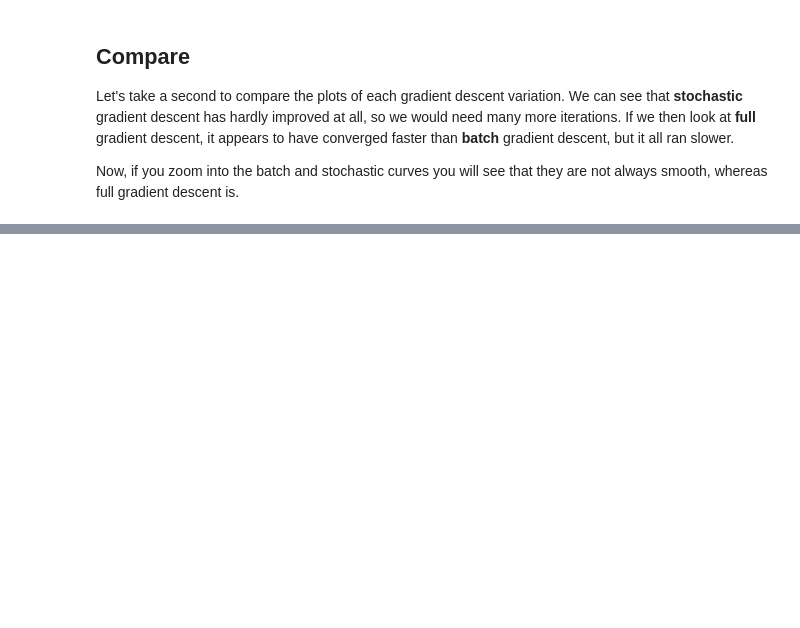
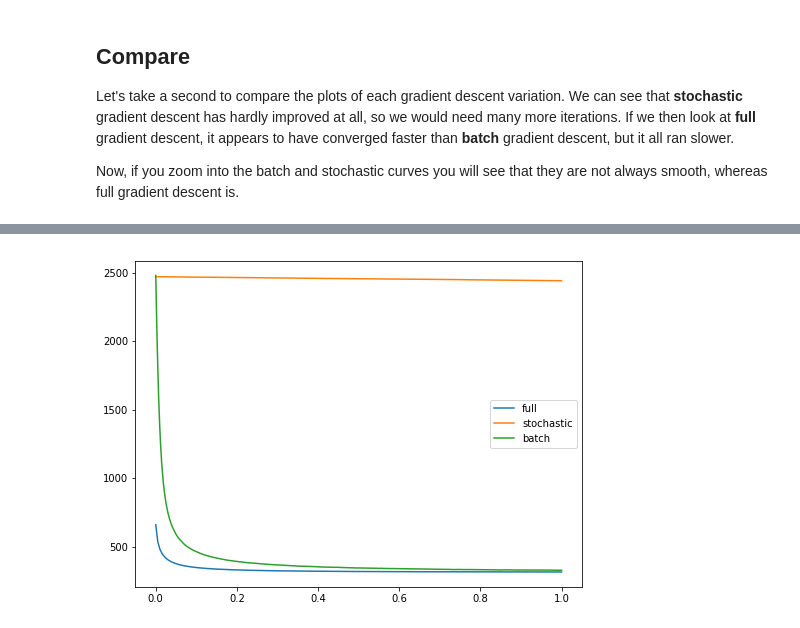
Before and after one commit to NathanielDake/intuitiveml, a Jupyter notebook: Deep_Learning/02-Modern_Deep_Learning-02-Gradient-Descent.ipynb, the cells around one changed output, grey strips where cells are left out. Saved outputs shown, nothing was run; the diff lists cells and outputs as text; code cells hidden in the pictures; blank space fills up the shorter version.

Commit message:
updated formating of several old notebooks, added key point concerning word embeddings

```diff
--- a/Deep_Learning/02-Modern_Deep_Learning-02-Gradient-Descent.ipynb
+++ b/Deep_Learning/02-Modern_Deep_Learning-02-Gradient-Descent.ipynb
@@ -199,7 +199,7 @@ Let's take a second to compare the plots of each gradient descent variation. We
 
 Now, if you zoom into the batch and stochastic curves you will see that they are not always smooth, whereas full gradient descent is.
 # %%
-%matplotlib notebook
+fig, ax = plt.subplots(figsize=(8,6))
 x1 = np.linspace(0, 1, len(LL))
 plt.plot(x1, LL, label="full")
 x2 = np.linspace(0, 1, len(LL_stochastic))
@@ -213,0 +212 @@ plt.show()
+[figure, added]
```
Also changed, not shown: parts of 6 cells of this notebook, 6 other files.
